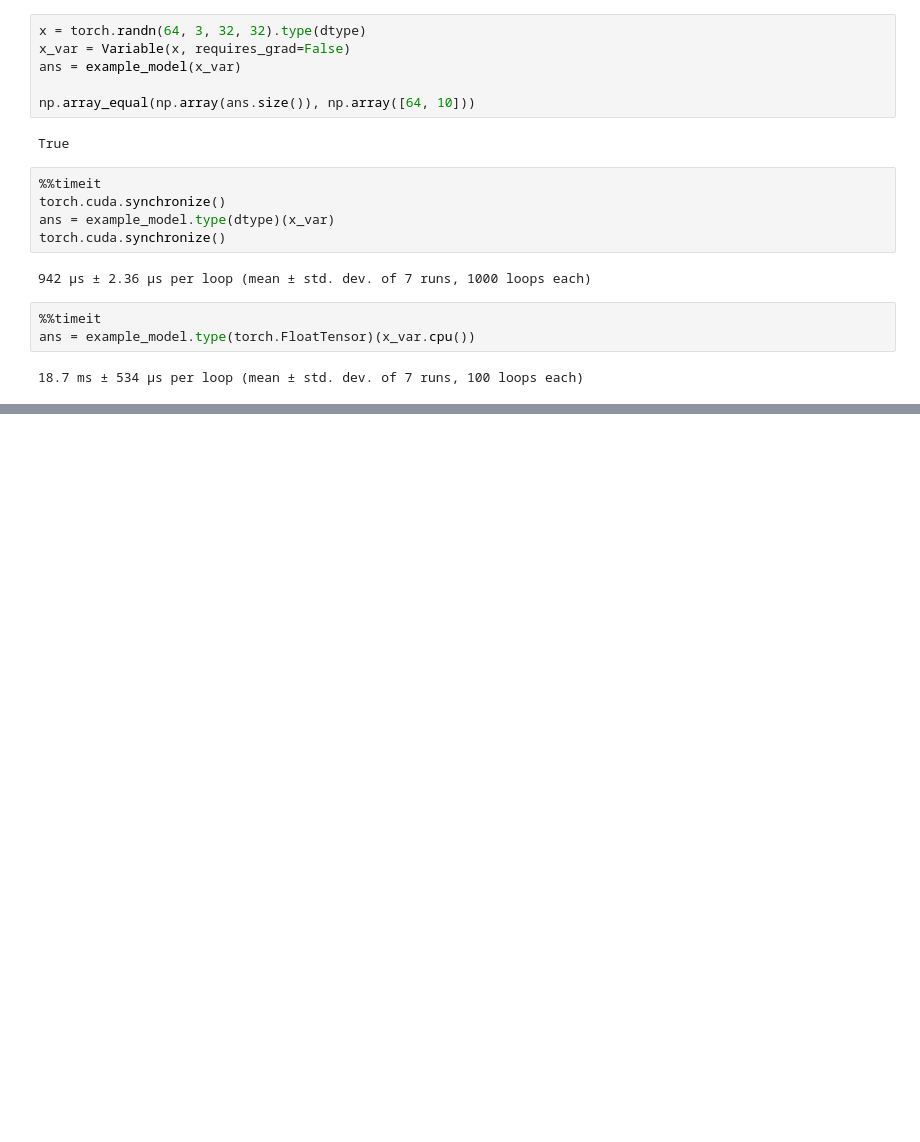
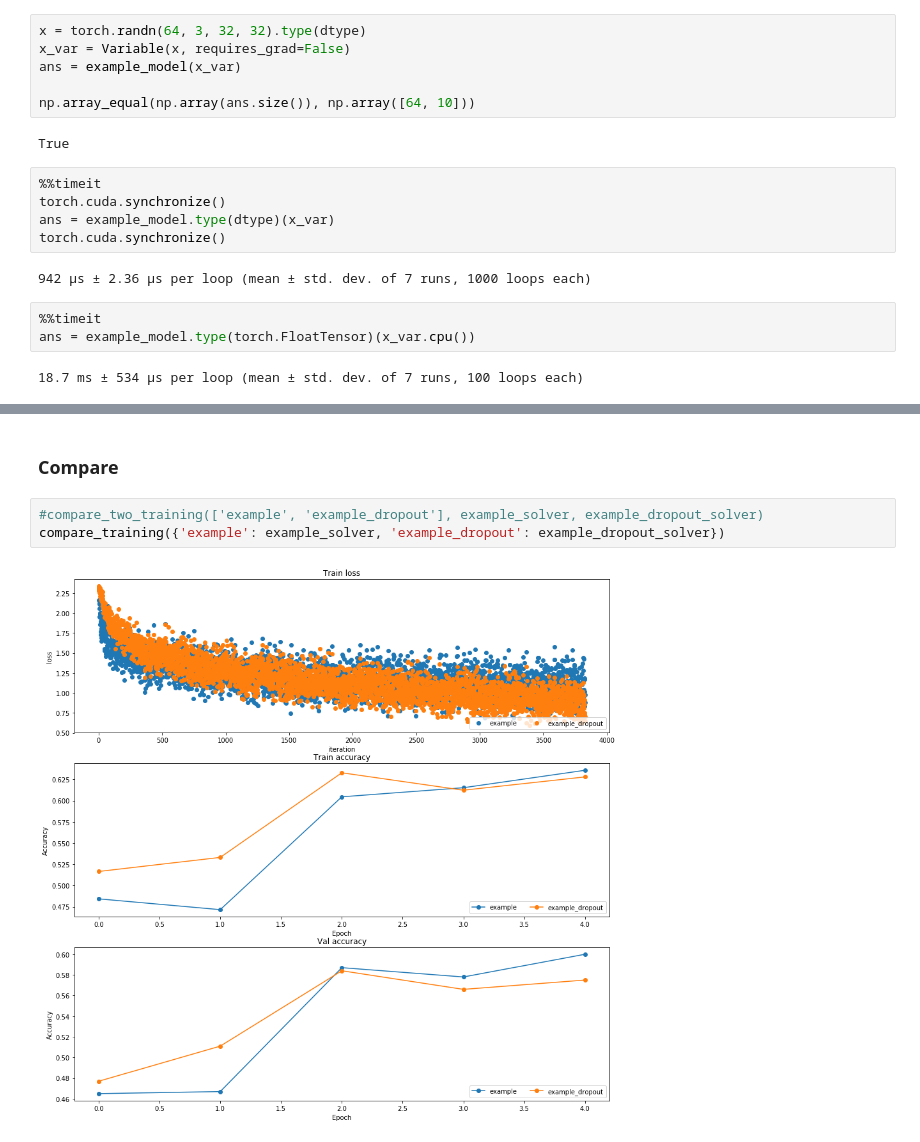
Before and after one commit to dragonbook/cs231n-assignments, a Jupyter notebook: assignment2/my/classfication.ipynb, the cells around one changed output, grey strips where cells are left out. Saved outputs shown, nothing was run; the diff lists cells and outputs as text; blank space fills up the shorter version.

```diff
--- a/assignment2/my/classfication.ipynb
+++ b/assignment2/my/classfication.ipynb
@@ -108,0 +345,7 @@ ans = example_model.type(torch.FloatTensor)(x_var.cpu())
+# %% [markdown]
+### Compare
+# %%
+#compare_two_training(['example', 'example_dropout'], example_solver, example_dropout_solver)
+compare_training({'example': example_solver, 'example_dropout': example_dropout_solver})
+# %% [output]
+[figure, added]
```
Also changed, not shown: parts of 21 cells of this notebook, 6 other files.
